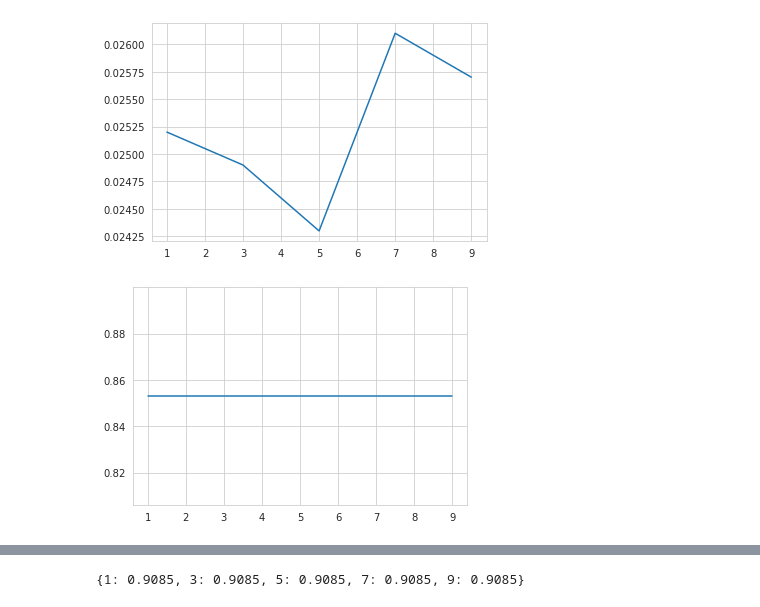
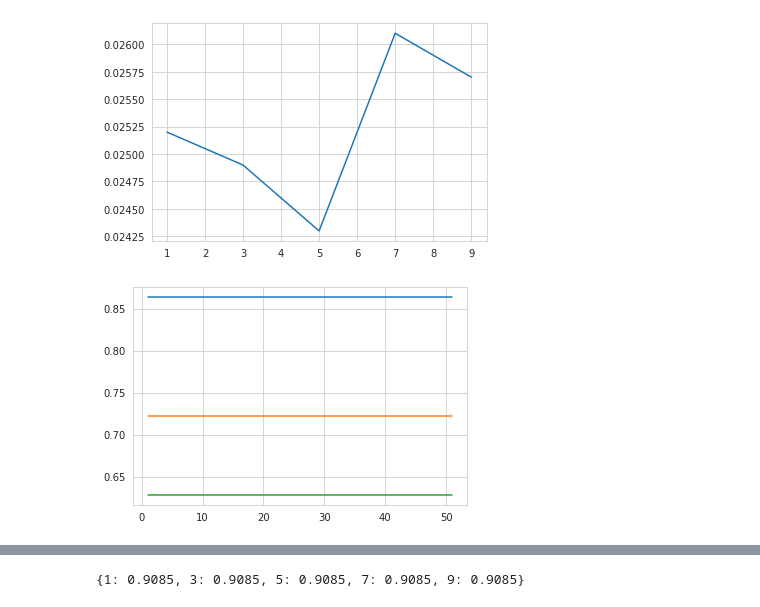
Before and after one commit to lekcyjna123/ml_uwr, a Jupyter notebook: assignment1/Assignment1.ipynb, the cells around one changed output, grey strips where cells are left out. Cells and saved outputs as stored; diff of their text form; code cells hidden in the pictures.

```diff
--- a/assignment1/Assignment1.ipynb
+++ b/assignment1/Assignment1.ipynb
@@ -383,6 +392,25 @@ class KNN():
         for k in Ks:
              returnDict[k]=sstats.mode(self.klasyfikacjaDanychUczacych[indeksyNajblizszych[:k,:]])[0][0]
         return returnDict
+
+    def sklasyfikujWieleDlaRoznychKArgsort(self, pomiary, Ks):
+        Ks=list(Ks)
+        Ks.sort()
+        K=Ks[-1]
+        M=np.size(pomiary,axis=1)
+        odleglosci=self.f_odl(self.wartosciDanychUczacych,pomiary)
+
+        #indeksyNajblizszych=np.zeros((K,M), dtype=np.int64)
+        #for i in range(K):
+        #    indeksyNajblizszych[i,:]=np.argmin(odleglosci,axis=0)
+        #    odleglosci[(indeksyNajblizszych[i,:],range(M))]=np.finfo(np.float64).max
+
+        indeksyNajblizszych=np.argsort(odleglosci,axis=0)[:K,:]
+
+        returnDict={}
+        for k in Ks:
+             returnDict[k]=sstats.mode(self.klasyfikacjaDanychUczacych[indeksyNajblizszych[:k,:]])[0][0]
+        return returnDict
 # %%
 # Now classify the 4 unknown points
 iris_x = np.array(iris_df[['petal_length', 'petal_width']])
@@ -918,26 +1028,31 @@ def lsc(punkty, centra,r):
     haszPunktow=np.sign(wektoryP@punkty) # r x N
     haszCentra=np.sign(wektoryP@centra) # r x C
 
-    #OR
-    odl=np.array(np.any(np.reshape(haszPunktow,(r,N,1))!=np.reshape(haszCentra,(r,1,C)),axis=0),dtype=int)
+    porownanie=(np.reshape(haszPunktow,(r,N,1))==np.reshape(haszCentra,(r,1,C)))
+    #print(porownanie)
+    #print("==============")
+    odl=np.array(np.logical_not(np.all(porownanie,axis=0)),dtype=int)
+    #print(odl)
+    #print("+++++++++++++++")
+    #print(np.shape(odl))
     return odl
 # %%
 # Now find the best k on the validation set
-ks = [1, 3, 5, 7, 9]
+ks = list(range(1,52,2))
 
 #rs=range(1,30,3)
-rs=[3]
+rs=[3,9,25]
 
 for r in rs:
     mnist_validation_preds = batched_KNN(
         mnist_train_data_uint8.astype('float32').reshape(-1, 28*28).T, mnist_train_labels_int64,
         mnist_valid_data_uint8.astype('float32').reshape(-1, 28*28).T,
         ks, f_odl=lambda x,y:lsc(x,y,r))
 
     mnist_validation_errs = err_rates(mnist_validation_preds, mnist_valid_labels_int64)
     plt.plot(ks, [mnist_validation_errs[k] for k in ks])
 # %% [output]
-[figure, old version]
+[figure, new version]
 # %%
 mnist_validation_preds
 # %% [output]
```
Also changed, not shown: parts of 21 cells of this notebook.
